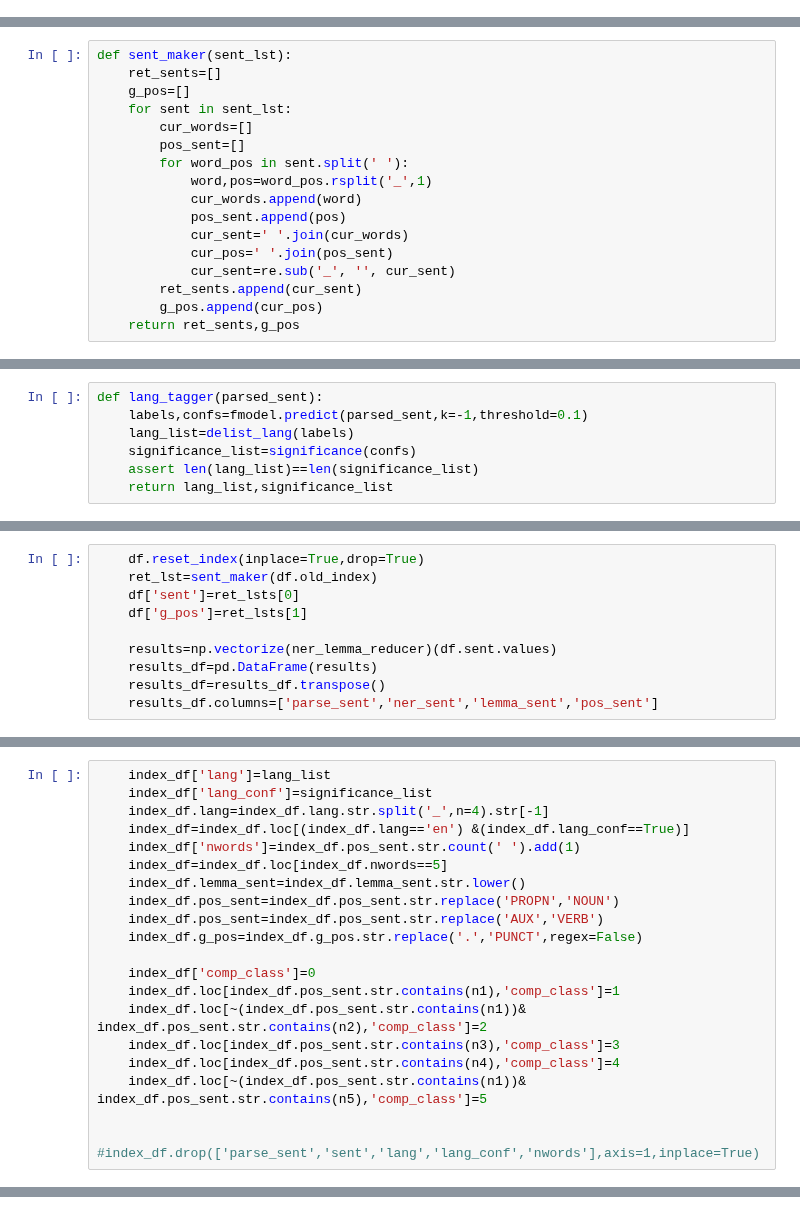
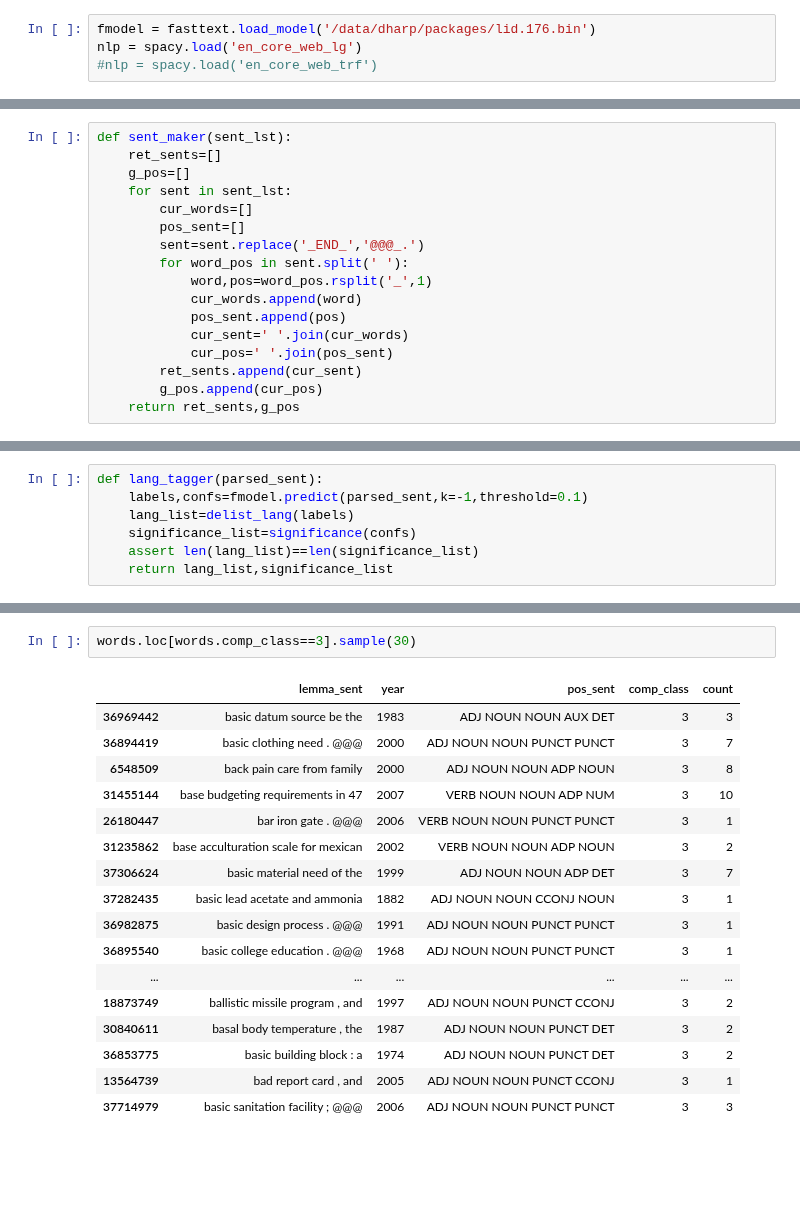
Before and after one commit to prajitdhar/Compounding, a Jupyter notebook: Downloader_Large.ipynb, the cells around one changed output, grey strips where cells are left out. Drawn from its saved outputs; the diff is of its cells as text; blank space fills up the shorter version.

```diff
--- a/Downloader_Large.ipynb
+++ b/Downloader_Large.ipynb
@@ -1 +15,5 @@
+# %%
+fmodel = fasttext.load_model('/data/dharp/packages/lid.176.bin')
+nlp = spacy.load('en_core_web_lg')
+#nlp = spacy.load('en_core_web_trf')
 # %%
@@ -56,13 +87,13 @@ def sent_maker(sent_lst):
     for sent in sent_lst:
         cur_words=[]
         pos_sent=[]
+        sent=sent.replace('_END_','@@@_.')
         for word_pos in sent.split(' '):
             word,pos=word_pos.rsplit('_',1)
             cur_words.append(word)
             pos_sent.append(pos)
             cur_sent=' '.join(cur_words)
             cur_pos=' '.join(pos_sent)
-            cur_sent=re.sub('_', '', cur_sent)
         ret_sents.append(cur_sent)
         g_pos.append(cur_pos)
     return ret_sents,g_pos
@@ -228,10 +283,0 @@ Total time taken for letter za: 4 secs
-# %%
-    df.reset_index(inplace=True,drop=True)
-    ret_lst=sent_maker(df.old_index)
-    df['sent']=ret_lsts[0]
-    df['g_pos']=ret_lsts[1]
-
-    results=np.vectorize(ner_lemma_reducer)(df.sent.values)
-    results_df=pd.DataFrame(results)
-    results_df=results_df.transpose()
-    results_df.columns=['parse_sent','ner_sent','lemma_sent','pos_sent']
@@ -242,20 +283,0 @@ Total time taken for letter za: 4 secs
-# %%
-    index_df['lang']=lang_list
-    index_df['lang_conf']=significance_list
-    index_df.lang=index_df.lang.str.split('_',n=4).str[-1]
-    index_df=index_df.loc[(index_df.lang=='en') &(index_df.lang_conf==True)]
-    index_df['nwords']=index_df.pos_sent.str.count(' ').add(1)
-    index_df=index_df.loc[index_df.nwords==5]
-    index_df.lemma_sent=index_df.lemma_sent.str.lower()
-    index_df.pos_sent=index_df.pos_sent.str.replace('PROPN','NOUN')
-    index_df.pos_sent=index_df.pos_sent.str.replace('AUX','VERB')
-    index_df.g_pos=index_df.g_pos.str.replace('.','PUNCT',regex=False)
-
-    index_df['comp_class']=0
-    index_df.loc[index_df.pos_sent.str.contains(n1),'comp_class']=1
-    index_df.loc[~(index_df.pos_sent.str.contains(n1))& index_df.pos_sent.str.contains(n2),'comp_class']=2
-    index_df.loc[index_df.pos_sent.str.contains(n3),'comp_class']=3
-    index_df.loc[index_df.pos_sent.str.contains(n4),'comp_class']=4
-    index_df.loc[~(index_df.pos_sent.str.contains(n1))& index_df.pos_sent.str.contains(n5),'comp_class']=5
-
-    #index_df.drop(['parse_sent','sent','lang','lang_conf','nwords'],axis=1,inplace=True)
@@ -317,0 +439,20 @@ df_split = np.array_split(index_df, num_partitions)
+# %%
+words.loc[words.comp_class==3].sample(30)
+# %% [output]
+|  | lemma_sent | year | pos_sent | comp_class | count |
+| 36969442 | basic datum source be the | 1983 | ADJ NOUN NOUN AUX DET | 3 | 3 |
+| 36894419 | basic clothing need . @@@ | 2000 | ADJ NOUN NOUN PUNCT PUNCT | 3 | 7 |
+| 6548509 | back pain care from family | 2000 | ADJ NOUN NOUN ADP NOUN | 3 | 8 |
+| 31455144 | base budgeting requirements in 47 | 2007 | VERB NOUN NOUN ADP NUM | 3 | 10 |
+| 26180447 | bar iron gate . @@@ | 2006 | VERB NOUN NOUN PUNCT PUNCT | 3 | 1 |
+| 31235862 | base acculturation scale for mexican | 2002 | VERB NOUN NOUN ADP NOUN | 3 | 2 |
+| 37306624 | basic material need of the | 1999 | ADJ NOUN NOUN ADP DET | 3 | 7 |
+| 37282435 | basic lead acetate and ammonia | 1882 | ADJ NOUN NOUN CCONJ NOUN | 3 | 1 |
+| 36982875 | basic design process . @@@ | 1991 | ADJ NOUN NOUN PUNCT PUNCT | 3 | 1 |
+| 36895540 | basic college education . @@@ | 1968 | ADJ NOUN NOUN PUNCT PUNCT | 3 | 1 |
+| ... | ... | ... | ... | ... | ... |
+| 18873749 | ballistic missile program , and | 1997 | ADJ NOUN NOUN PUNCT CCONJ | 3 | 2 |
+| 30840611 | basal body temperature , the | 1987 | ADJ NOUN NOUN PUNCT DET | 3 | 2 |
+| 36853775 | basic building block : a | 1974 | ADJ NOUN NOUN PUNCT DET | 3 | 2 |
+| 13564739 | bad report card , and | 2005 | ADJ NOUN NOUN PUNCT CCONJ | 3 | 1 |
+| 37714979 | basic sanitation facility ; @@@ | 2006 | ADJ NOUN NOUN PUNCT PUNCT | 3 | 3 |
```
Also changed, not shown: parts of 25 cells of this notebook, 31 other files.
